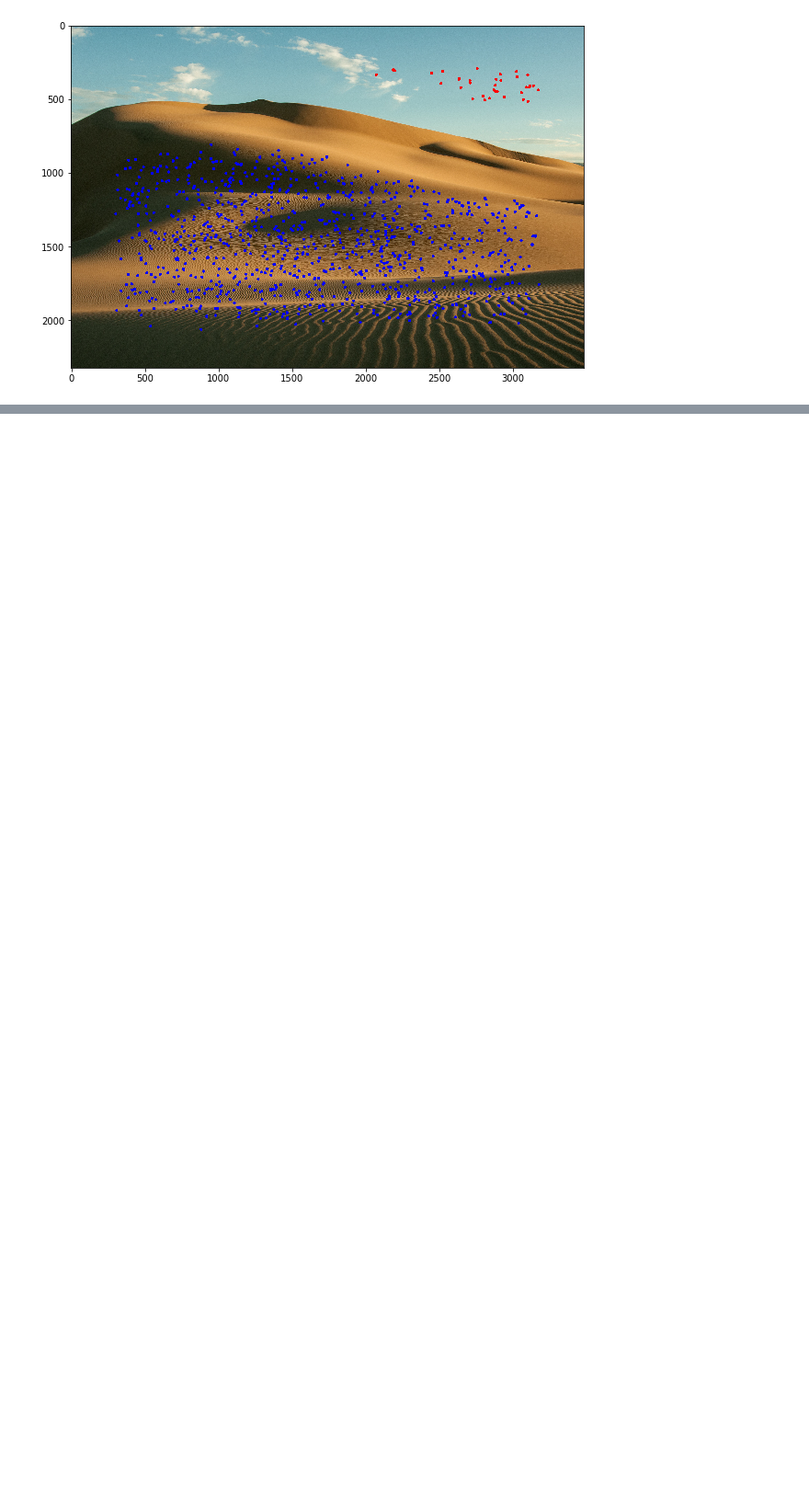
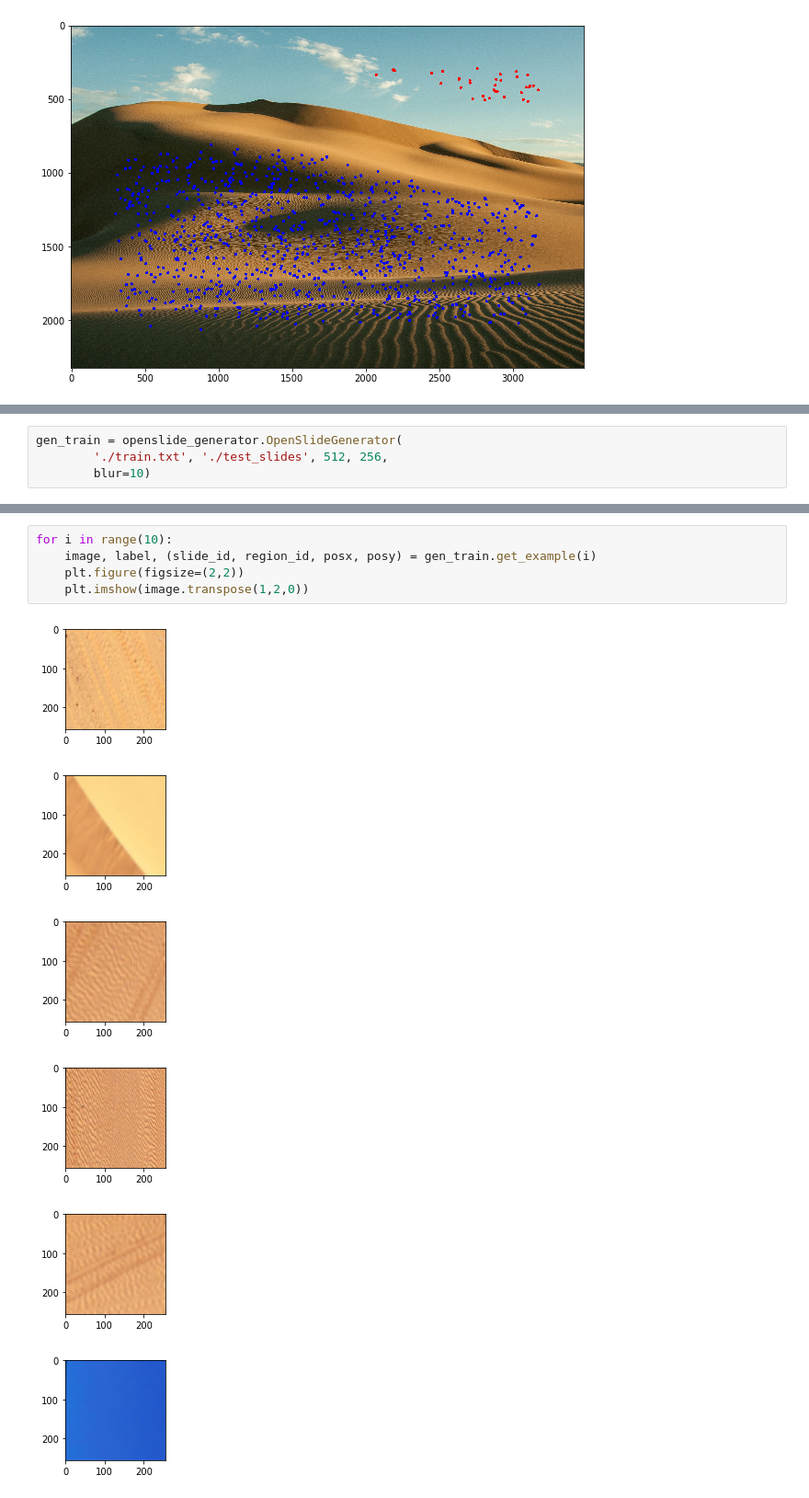
Before and after one commit to quolc/keras-OpenSlideGenerator, a Jupyter notebook: test.ipynb, the cells around one changed output, grey strips where cells are left out. Shown at 92% size. Cells and saved outputs as stored; diff of their text form; blank space fills up the shorter version.

Commit message:
add random blur

```diff
--- a/test.ipynb
+++ b/test.ipynb
@@ -96,0 +80,4 @@ for x in slide_total:
+# %%
+gen_train = openslide_generator.OpenSlideGenerator(
+        './train.txt', './test_slides', 512, 256,
+        blur=10)
@@ -96,0 +98,12 @@ for x in slide_total:
+# %%
+for i in range(10):
+    image, label, (slide_id, region_id, posx, posy) = gen_train.get_example(i)
+    plt.figure(figsize=(2,2))
+    plt.imshow(image.transpose(1,2,0))
+# %% [output]
+[figure, added]
+[figure, added]
+[figure, added]
+[figure, added]
+[figure, added]
+[figure, added]
```
Also changed, not shown: parts of 4 cells of this notebook, 1 other file.
